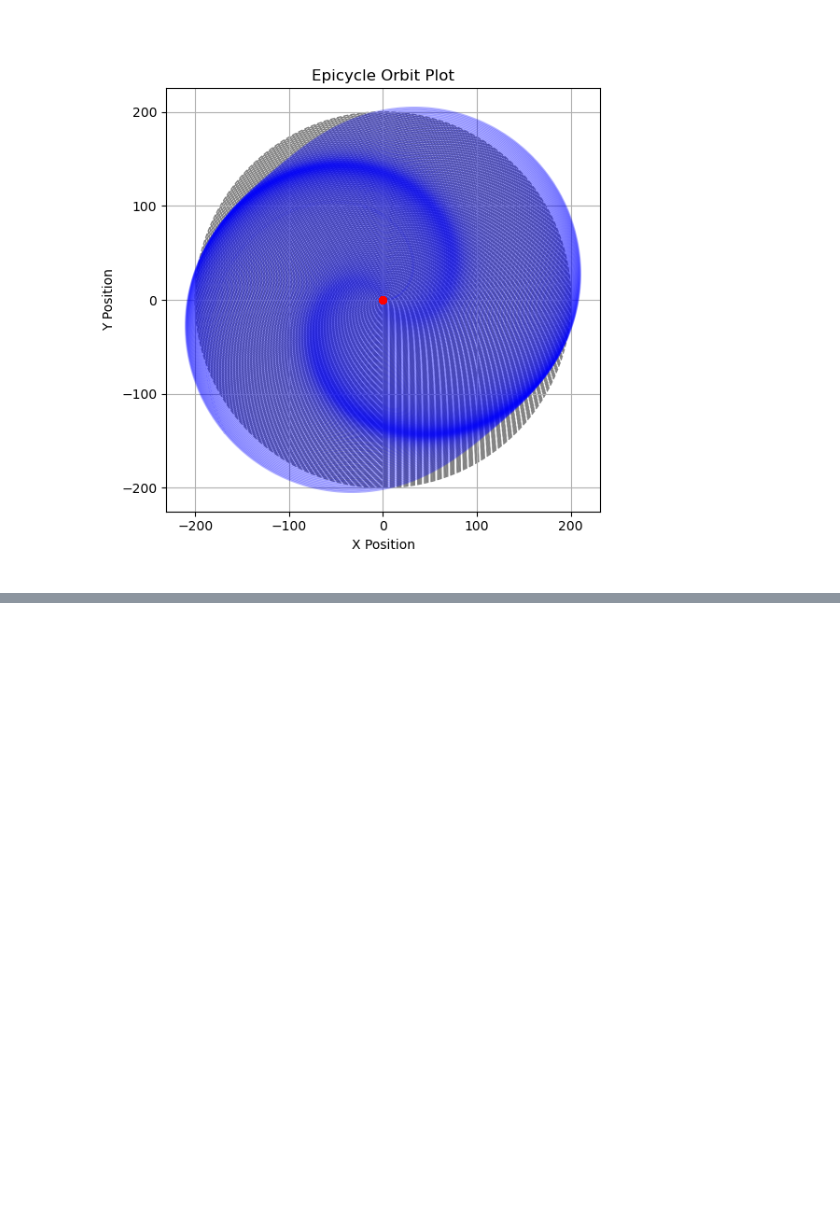
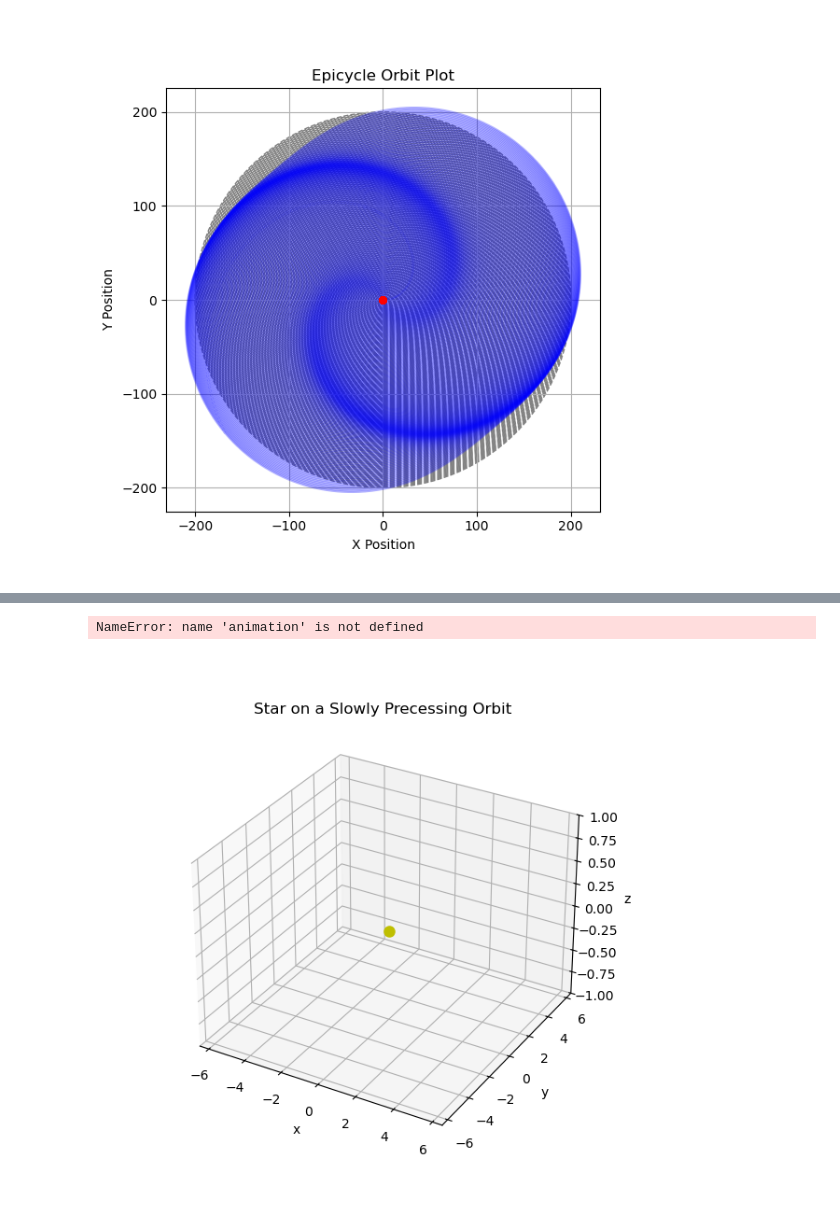
Before and after one commit to LatioAstro/Practice, a Jupyter notebook: GalacticAnimation.ipynb, the cells around one changed output, grey strips where cells are left out. Saved outputs shown, nothing was run; the diff lists cells and outputs as text; code cells hidden in the pictures; blank space fills up the shorter version.

```diff
--- a/GalacticAnimation.ipynb
+++ b/GalacticAnimation.ipynb
@@ -296,0 +361,64 @@ HTML(ani.to_jshtml())
+# %%
+# 2D animation: star (single dot) moving on a slowly precessing orbit, with traced path
+
+# Stop older animation timer if this cell is re-run
+try:
+    ani_star_precess.event_source.stop()
+except Exception:
+    pass
+
+# Parameters
+N_frames = 1000
+a_orbit = 5.0          # semi-major axis
+b_orbit = 3.0          # semi-minor axis
+omega_orbit = 0.10     # orbital angular speed (rad/frame)
+omega_prec = 0.003     # apsidal precession speed (rad/frame)
+
+k = np.arange(N_frames + 1)
+phi_orbit = omega_orbit * k
+theta_prec = omega_prec * k
+
+# Position of moving star on a precessing ellipse
+x_star = a_orbit * np.cos(phi_orbit) * np.cos(theta_prec) - b_orbit * np.sin(phi_orbit) * np.sin(theta_prec)
+y_star = a_orbit * np.cos(phi_orbit) * np.sin(theta_prec) + b_orbit * np.sin(phi_orbit) * np.cos(theta_prec)
+z_star = 0.1 * np.sin(0.02 * k)  # Optional: add small vertical oscillation for visual interest
+
+# Make a 3d plot with the same x,y but also z for a bit of depth (even though it's not a true 3D orbit)
+
+# Figure setup
+fig2 = plt.figure(figsize=(6, 6))
+ax2 = fig2.add_subplot(111, projection='3d')
+ax2.set_xlim(-6.5, 6.5)
+ax2.set_ylim(-6.5, 6.5)
+ax2.set_zlim(-1, 1)
+ax2.set_title("Star on a Slowly Precessing Orbit")
+ax2.set_xlabel("x")
+ax2.set_ylabel("y")
+ax2.set_zlabel("z")
+ax2.grid(True, alpha=0.3)
+ax2.plot(0, 0, 0, "yo", ms=8)  # central mass at origin
+
+# Artists: traced path + star dot
+trace_line, = ax2.plot([], [], [], "b-", lw=1.5, alpha=0.9)
+star_dot, = ax2.plot([], [], [], "wo", ms=6, markeredgecolor="k")
+
+def init():
+    trace_line.set_data([], [])
+    trace_line.set_3d_properties([])
+    star_dot.set_data([], [])
+    star_dot.set_3d_properties([])
+    return trace_line, star_dot
+
+def update(i):
+    trace_line.set_data(x_star[:i+1], y_star[:i+1])
+    trace_line.set_3d_properties(z_star[:i+1])
+    star_dot.set_data([x_star[i]], [y_star[i]])
+    star_dot.set_3d_properties([z_star[i]])
+    return trace_line, star_dot
+
+ani_star_precess = animation.FuncAnimation(
+    fig2, update, init_func=init, frames=N_frames + 1, interval=20, blit=True
+)
+# %% [output]
+NameError: name 'animation' is not defined
+[figure, added]
```
Also changed, not shown: parts of 4 cells of this notebook, 2 other files.
